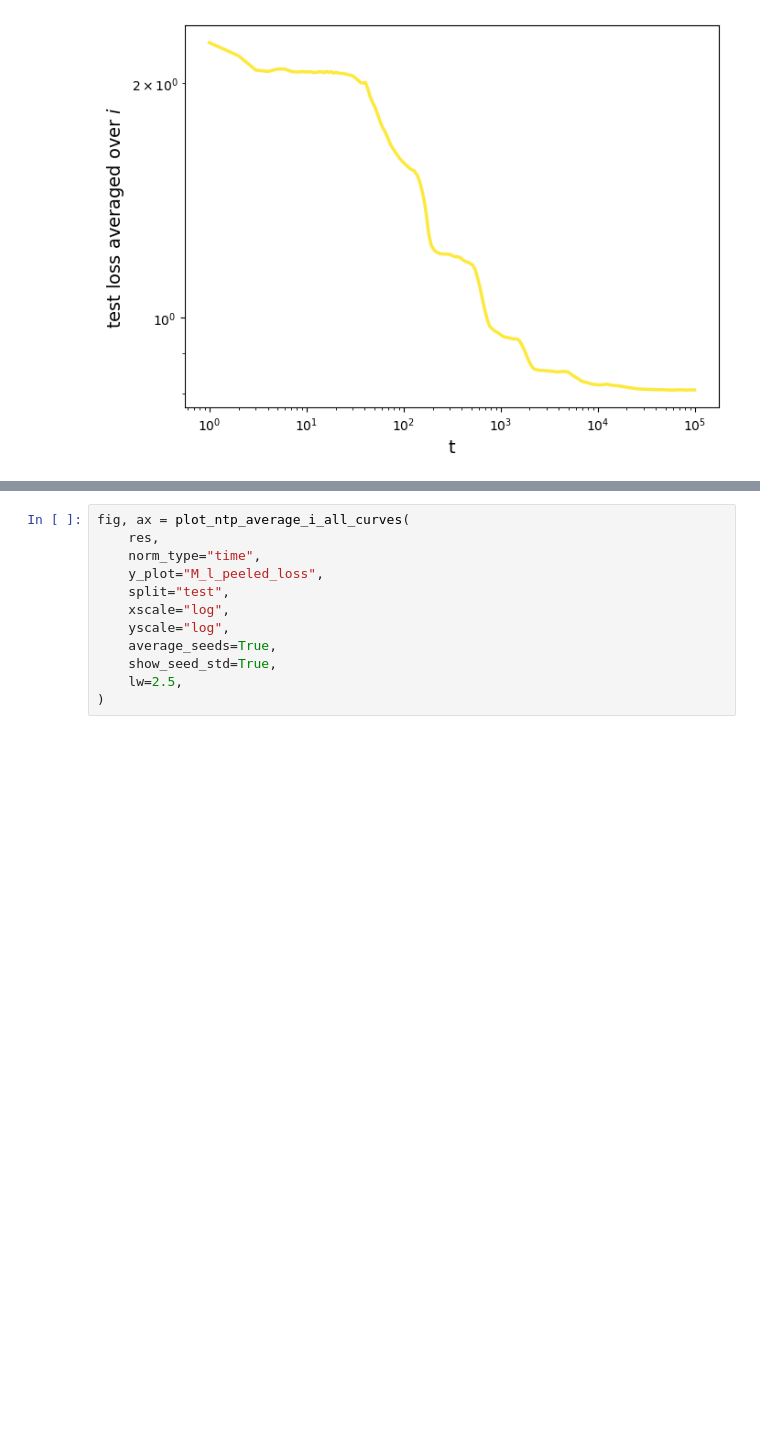
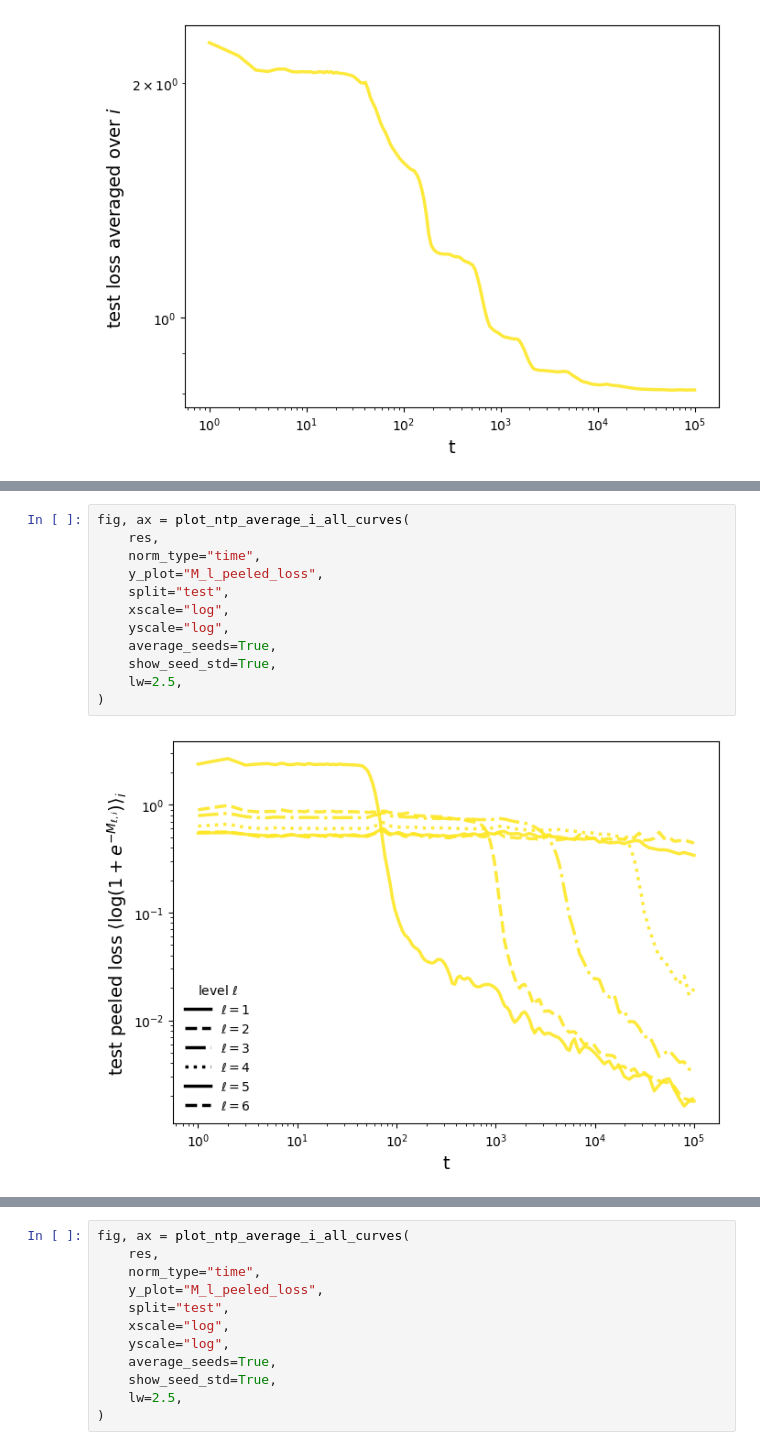
Before and after one commit to f-damico/small-language-modelling, a Jupyter notebook: notebook_M.ipynb, the cells around one changed output, grey strips where cells are left out. Drawn from its saved outputs; the diff is of its cells as text; blank space fills up the shorter version.

```diff
--- a/notebook_M.ipynb
+++ b/notebook_M.ipynb
@@ -965,0 +988,14 @@ fig, ax = plot_ntp_average_i_all_curves(
+# %%
+fig, ax = plot_ntp_average_i_all_curves(
+    res,
+    norm_type="time",
+    y_plot="M_l_peeled_loss",
+    split="test",
+    xscale="log",
+    yscale="log",
+    average_seeds=True,
+    show_seed_std=True,
+    lw=2.5,
+)
+# %% [output]
+[figure, added]
```
Also changed, not shown: parts of 4 cells of this notebook, 10 other files.
